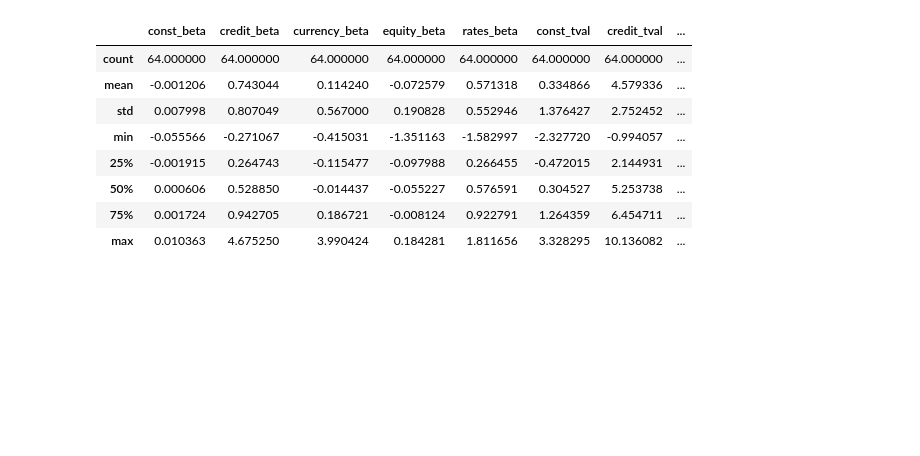
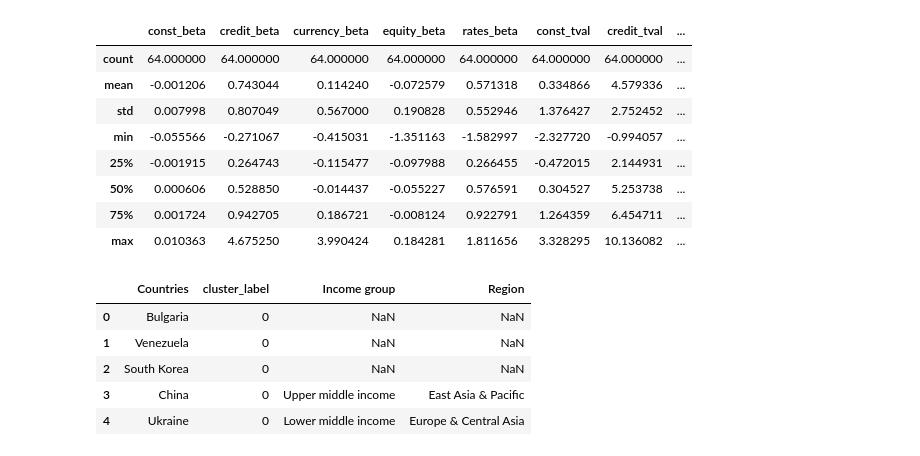
Before and after one commit to wingwingz/AFP, a Jupyter notebook: Risk Premia/bond.ipynb, the cells around one changed output. Cells and saved outputs as stored; diff of their text form; code cells hidden in the pictures; blank space fills up the shorter version.

```diff
--- a/Risk Premia/bond.ipynb
+++ b/Risk Premia/bond.ipynb
@@ -156,3 +177,13 @@ results_df.describe()
 | 50% | 0.000606 | 0.528850 | -0.014437 | -0.055227 | 0.576591 | 0.304527 | 5.253738 | ... |
 | 75% | 0.001724 | 0.942705 | 0.186721 | -0.008124 | 0.922791 | 1.264359 | 6.454711 | ... |
 | max | 0.010363 | 4.675250 | 3.990424 | 0.184281 | 1.811656 | 3.328295 | 10.136082 | ... |
+# %%
+bond_idx_clusters = pd.read_pickle(os.path.join(cluster_path, 'clusters_bond_idx_ret_full.pkl'))
+bond_idx_clusters.head()
+# %% [output]
+|  | Countries | cluster_label | Income group | Region |
+| 0 | Bulgaria | 0 | NaN | NaN |
+| 1 | Venezuela | 0 | NaN | NaN |
+| 2 | South Korea | 0 | NaN | NaN |
+| 3 | China | 0 | Upper middle income | East Asia & Pacific |
+| 4 | Ukraine | 0 | Lower middle income | Europe & Central Asia |
```
Also changed, not shown: parts of 13 cells of this notebook.
